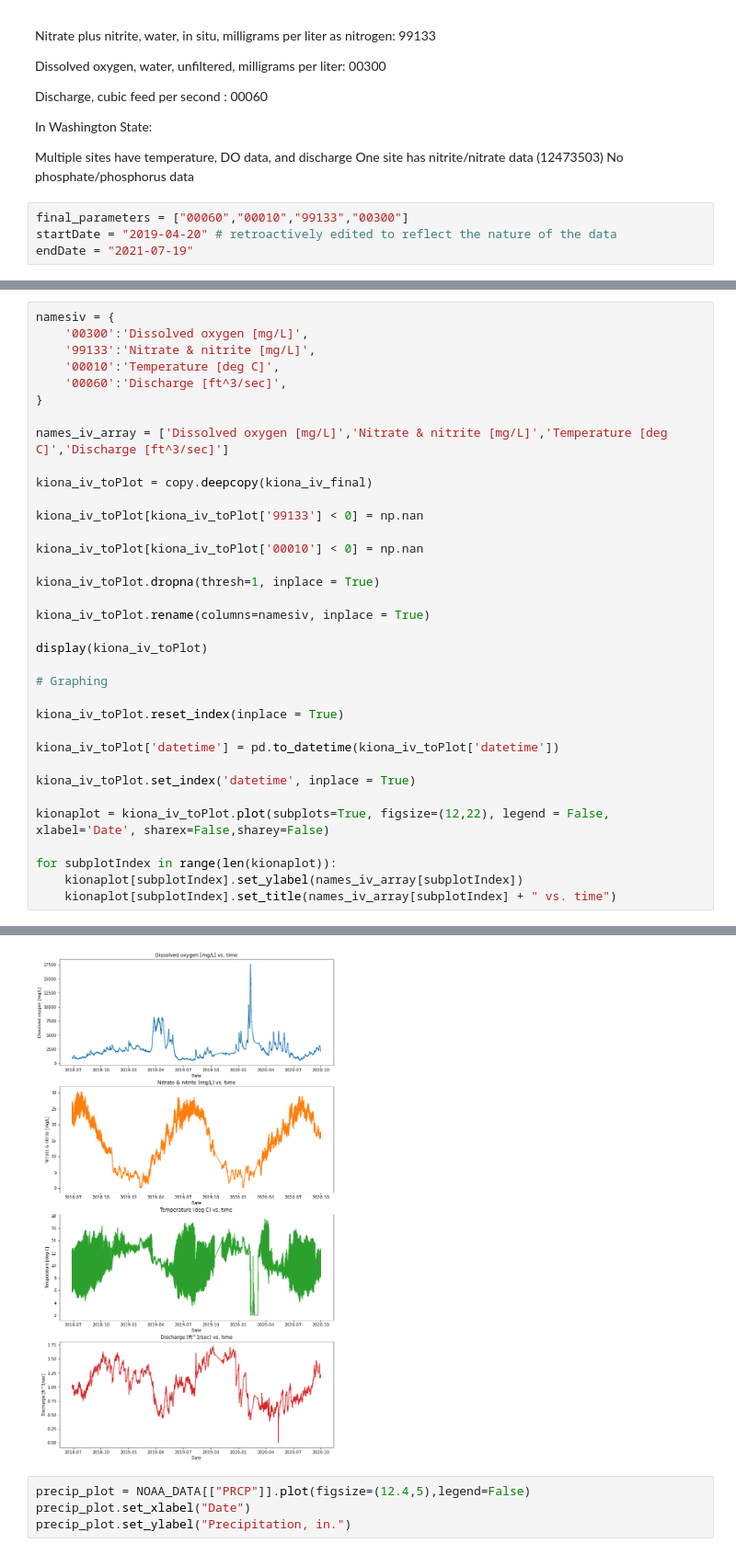
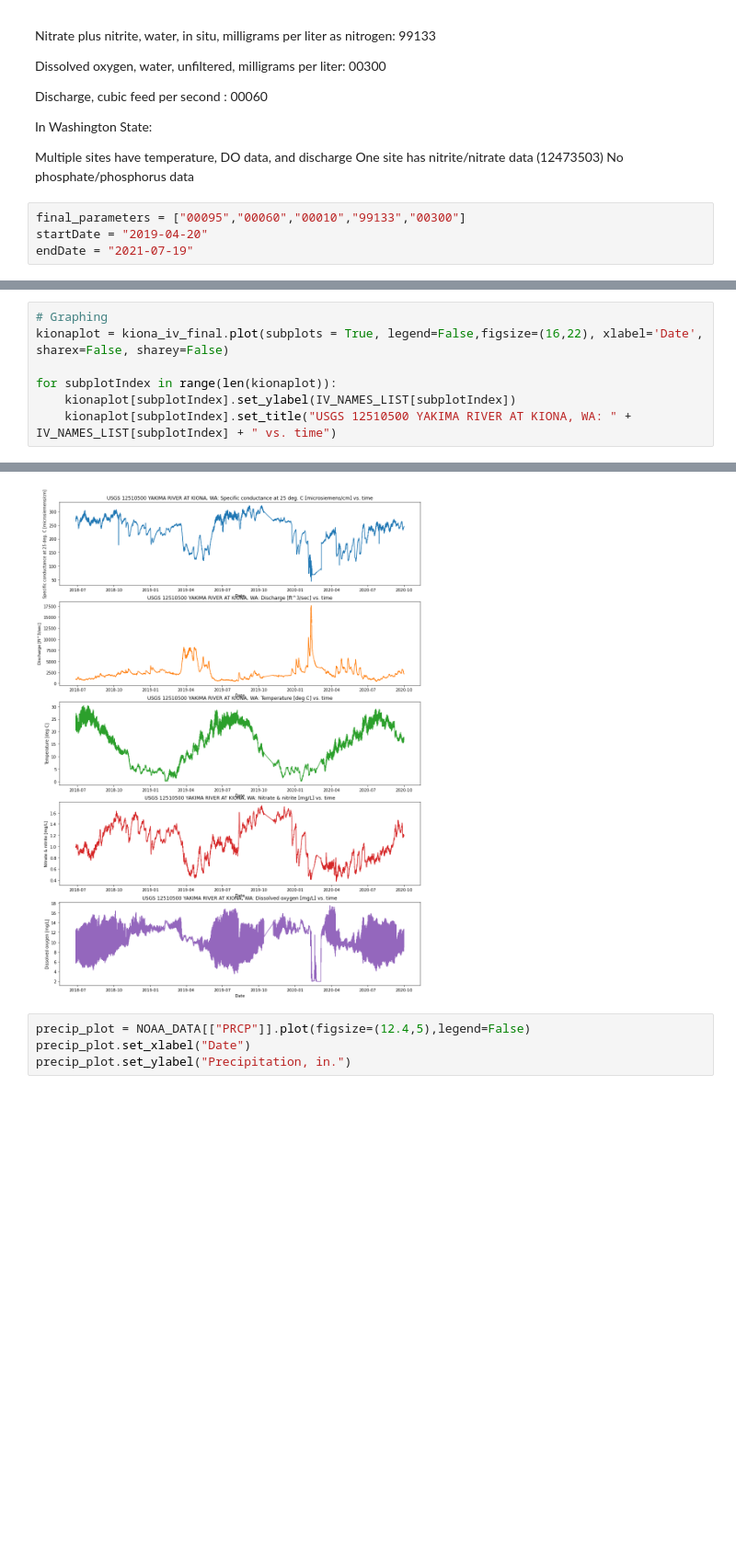
Before and after one commit to isosafrasaurus/pnnl_watersheds, a Jupyter notebook: nwis_data_analysis.ipynb, the cells around one changed output, grey strips where cells are left out. Shown: that part at 92% size. Saved outputs shown, nothing was run; the diff lists cells and outputs as text; blank space fills up the shorter version.

Commit message:
7/29
keep NaN values and added 00095 parameter

```diff
--- a/nwis_data_analysis.ipynb
+++ b/nwis_data_analysis.ipynb
@@ -35,8 +35,8 @@ Multiple sites have temperature, DO data, and discharge
 One site has nitrite/nitrate data (12473503)
 No phosphate/phosphorus data
 # %%
-final_parameters = ["00060","00010","99133","00300"]
-startDate = "2019-04-20" # retroactively edited to reflect the nature of the data
+final_parameters = ["00095","00060","00010","99133","00300"]
+startDate = "2019-04-20"
 endDate = "2021-07-19"
 # %%
 # ringold_iv = nwis.get_record(sites="12473503",service="iv",parameterCd=final_parameters,start=startDate,end=endDate)
@@ -144,36 +178,8 @@ kiona_iv_final
 # %%
-namesiv = {
-    '00300':'Dissolved oxygen [mg/L]',
-    '99133':'Nitrate & nitrite [mg/L]',
-    '00010':'Temperature [deg C]',
-    '00060':'Discharge [ft^3/sec]',
-}
-
-names_iv_array = ['Dissolved oxygen [mg/L]','Nitrate & nitrite [mg/L]','Temperature [deg C]','Discharge [ft^3/sec]']
-
-kiona_iv_toPlot = copy.deepcopy(kiona_iv_final)
-
-kiona_iv_toPlot[kiona_iv_toPlot['99133'] < 0] = np.nan
-
-kiona_iv_toPlot[kiona_iv_toPlot['00010'] < 0] = np.nan
-
-kiona_iv_toPlot.dropna(thresh=1, inplace = True)
-
-kiona_iv_toPlot.rename(columns=namesiv, inplace = True)
-
-display(kiona_iv_toPlot)
-
 # Graphing
-
-kiona_iv_toPlot.reset_index(inplace = True)
-
-kiona_iv_toPlot['datetime'] = pd.to_datetime(kiona_iv_toPlot['datetime'])
-
-kiona_iv_toPlot.set_index('datetime', inplace = True)
-
-kionaplot = kiona_iv_toPlot.plot(subplots=True, figsize=(12,22), legend = False, xlabel='Date', sharex=False,sharey=False)
+kionaplot = kiona_iv_final.plot(subplots = True, legend=False,figsize=(16,22), xlabel='Date', sharex=False, sharey=False)
 
 for subplotIndex in range(len(kionaplot)):
-    kionaplot[subplotIndex].set_ylabel(names_iv_array[subplotIndex])
-    kionaplot[subplotIndex].set_title(names_iv_array[subplotIndex] + " vs. time")
+    kionaplot[subplotIndex].set_ylabel(IV_NAMES_LIST[subplotIndex])
+    kionaplot[subplotIndex].set_title("USGS 12510500 YAKIMA RIVER AT KIONA, WA: " + IV_NAMES_LIST[subplotIndex] + " vs. time")
 # %% [output]
@@ -194,4 +186,4 @@ for subplotIndex in range(len(kionaplot)):
-[figure, old version]
+[figure, new version]
 # %%
 precip_plot = NOAA_DATA[["PRCP"]].plot(figsize=(12.4,5),legend=False)
 precip_plot.set_xlabel("Date")
```
Also changed, not shown: parts of 8 cells of this notebook.
